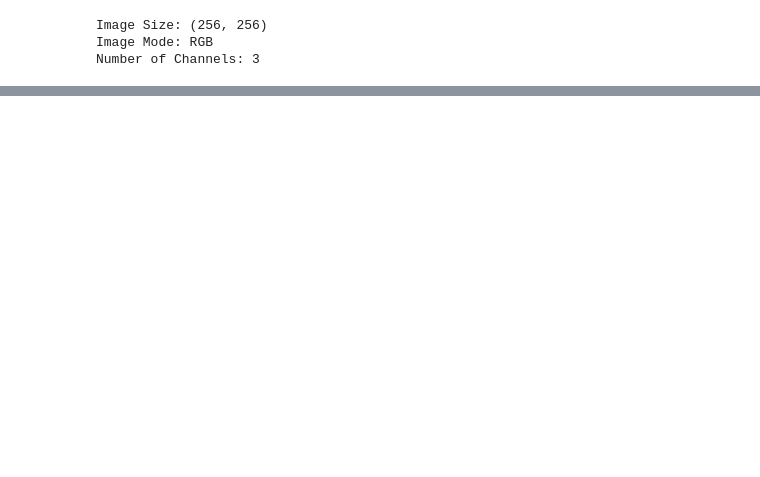
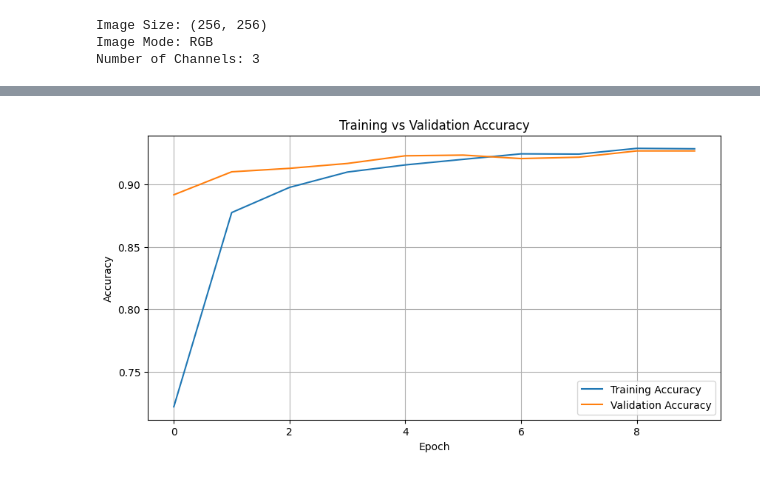
Before and after one commit to yratnapriya05/2520030156_ML_SEC4_, a Jupyter notebook: PROJECT/Plant_Disease_Detection_CNN_Transfer_Learning.ipynb, the cells around one changed output, grey strips where cells are left out. Drawn from its saved outputs; the diff is of its cells as text; code cells hidden in the pictures; blank space fills up the shorter version.

```diff
--- a/PROJECT/Plant_Disease_Detection_CNN_Transfer_Learning.ipynb
+++ b/PROJECT/Plant_Disease_Detection_CNN_Transfer_Learning.ipynb
@@ -277,0 +649,9 @@ Mean Pixel Value: 110.81
+# %%
+
+AUTOTUNE = tf.data.AUTOTUNE
+
+train_ds = train_ds.prefetch(buffer_size=AUTOTUNE)
+val_ds = val_ds.prefetch(buffer_size=AUTOTUNE)
+test_ds = test_ds.prefetch(buffer_size=AUTOTUNE)
+
+print("Dataset preprocessing setup completed!")
@@ -277,0 +737,11 @@ Mean Pixel Value: 110.81
+# %%
+
+# Number of training epochs
+EPOCHS = 10
+
+# Train the model
+history = model.fit(
+    train_ds,
+    validation_data=val_ds,
+    epochs=EPOCHS
+)
@@ -277,0 +769,14 @@ Mean Pixel Value: 110.81
+# %%
+plt.figure(figsize=(10, 5))
+
+plt.plot(history.history["accuracy"], label="Training Accuracy")
+plt.plot(history.history["val_accuracy"], label="Validation Accuracy")
+
+plt.xlabel("Epoch")
+plt.ylabel("Accuracy")
+plt.title("Training vs Validation Accuracy")
+plt.legend()
+plt.grid(True)
+plt.show()
+# %% [output]
+[figure, added]
```
Also changed, not shown: parts of 30 cells of this notebook.
